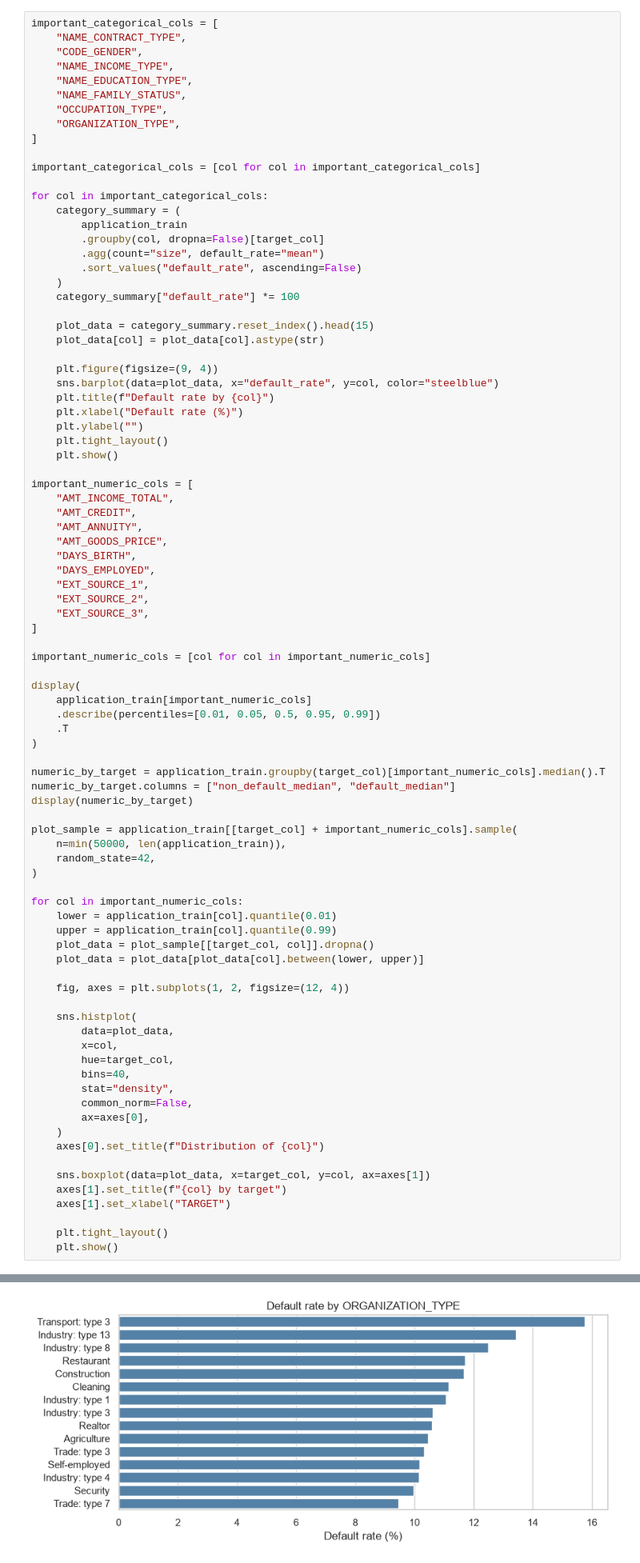
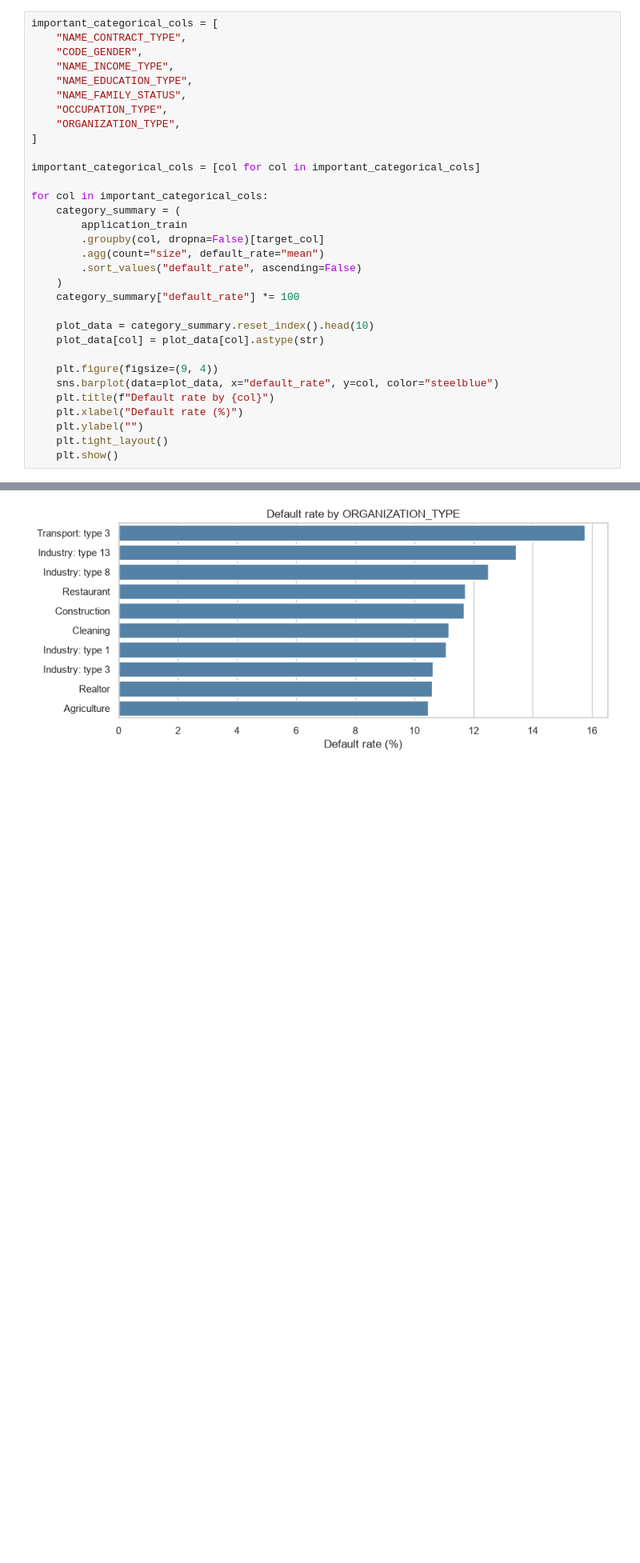
Before and after one commit to RY60XZ/home_credit, a Jupyter notebook: notebook/eda.ipynb, the cells around one changed output, grey strips where cells are left out. Shown at 80% size. Cells and saved outputs as stored; diff of their text form; blank space fills up the shorter version.

```diff
--- a/notebook/eda.ipynb
+++ b/notebook/eda.ipynb
@@ -108,7 +110,7 @@ for col in important_categorical_cols:
     )
     category_summary["default_rate"] *= 100
 
-    plot_data = category_summary.reset_index().head(15)
+    plot_data = category_summary.reset_index().head(10)
     plot_data[col] = plot_data[col].astype(str)
 
     plt.figure(figsize=(9, 4))
@@ -118,61 +120,6 @@ for col in important_categorical_cols:
     plt.ylabel("")
     plt.tight_layout()
     plt.show()
-
-important_numeric_cols = [
-    "AMT_INCOME_TOTAL",
-    "AMT_CREDIT",
-    "AMT_ANNUITY",
-    "AMT_GOODS_PRICE",
-    "DAYS_BIRTH",
-    "DAYS_EMPLOYED",
-    "EXT_SOURCE_1",
-    "EXT_SOURCE_2",
-    "EXT_SOURCE_3",
-]
-
-important_numeric_cols = [col for col in important_numeric_cols]
-
-display(
-    application_train[important_numeric_cols]
-    .describe(percentiles=[0.01, 0.05, 0.5, 0.95, 0.99])
-    .T
-)
-
-numeric_by_target = application_train.groupby(target_col)[important_numeric_cols].median().T
-numeric_by_target.columns = ["non_default_median", "default_median"]
-display(numeric_by_target)
-
-plot_sample = application_train[[target_col] + important_numeric_cols].sample(
-    n=min(50000, len(application_train)),
-    random_state=42,
-)
-
-for col in important_numeric_cols:
-    lower = application_train[col].quantile(0.01)
-    upper = application_train[col].quantile(0.99)
-    plot_data = plot_sample[[target_col, col]].dropna()
-    plot_data = plot_data[plot_data[col].between(lower, upper)]
-
-    fig, axes = plt.subplots(1, 2, figsize=(12, 4))
-
-    sns.histplot(
-        data=plot_data,
-        x=col,
-        hue=target_col,
-        bins=40,
-        stat="density",
-        common_norm=False,
-        ax=axes[0],
-    )
-    axes[0].set_title(f"Distribution of {col}")
-
-    sns.boxplot(data=plot_data, x=target_col, y=col, ax=axes[1])
-    axes[1].set_title(f"{col} by target")
-    axes[1].set_xlabel("TARGET")
-
-    plt.tight_layout()
-    plt.show()
 # %% [output]
 [figure]
 [figure]
@@ -183 +130 @@ for col in important_numeric_cols:
-[figure, old version]
+[figure, new version]
```
Also changed, not shown: parts of 9 cells of this notebook.
